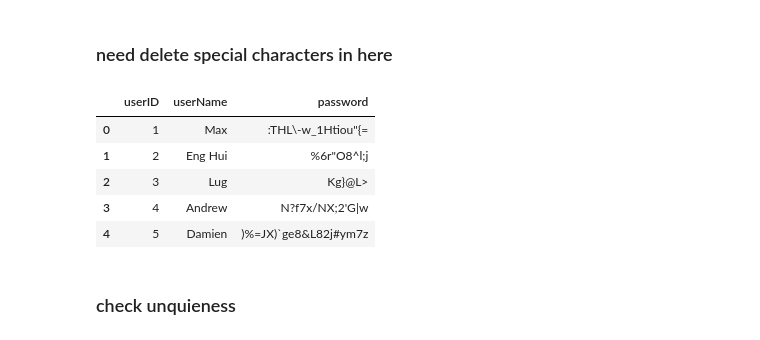
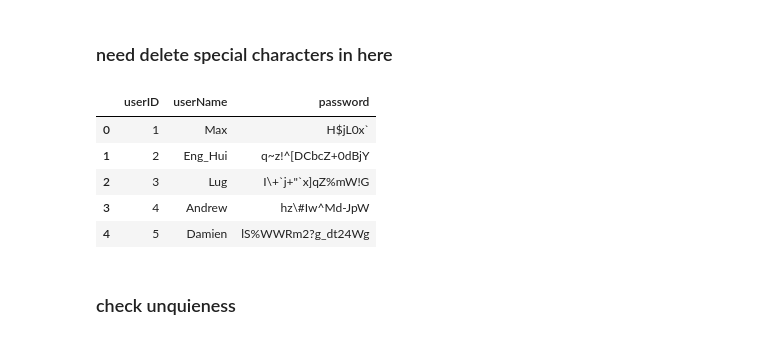
Before and after one commit to ownEyes/Rental-Recommendation-System-in-Singapore, a Jupyter notebook: notebooks/Dataset_preperation.ipynb, the cells around one changed output. Saved outputs shown, nothing was run; the diff lists cells and outputs as text; code cells hidden in the pictures.

```diff
--- a/notebooks/Dataset_preperation.ipynb
+++ b/notebooks/Dataset_preperation.ipynb
@@ -170,7 +170,7 @@ df.head()
 import pandas as pd
 from langdetect import detect_langs
 
-raw=pd.read_csv('reviews.csv')
+raw=pd.read_csv('./dataSource/reviews.csv')
 
 duplicate_ids = raw['reviewer_id'].duplicated()
 
@@ -292,42 +292,42 @@ def process_username(username):
     return re.sub(pattern, '_', username)
 
 
-userInfo['usernames'] = userInfo['usernames'].apply(process_username)
+userInfo['userName'] = userInfo['userName'].apply(process_username)
 # %%
 
 
 used_usernames = set()
 
 for index, row in userInfo.iterrows():
     username = row['userName']
 
     if username in used_usernames:
         while True:
             new_username = f"{username}_{random.randint(1, 999)}"
             if new_username not in used_usernames and len(new_username) <= 20:
                 break
         userInfo.at[index, 'userName'] = new_username
         used_usernames.add(new_username)
     else:
         used_usernames.add(username)
 
 def generate_password(length):
     characters = string.ascii_letters + string.digits + string.punctuation
     password = ''.join(random.choice(characters) for _ in range(length))
     return password
 
 
 userInfo['password'] = userInfo.apply(lambda row: generate_password(random.randint(6, 20)), axis=1)
-userInfo.to_csv('userInfo.csv', index=False)
+userInfo.to_csv('./csv_output/userInfo.csv', index=False)
 
 userInfo.head()
 # %% [output]
 |  | userID | userName | password |
-| 0 | 1 | Max | :THL\-w_1Htiou"{= |
-| 1 | 2 | Eng Hui | %6r"O8^l;j |
-| 2 | 3 | Lug | Kg}@L> |
-| 3 | 4 | Andrew | N?f7x/NX;2'G|w |
-| 4 | 5 | Damien | )%=JX)`ge8&L82j#ym7z |
+| 0 | 1 | Max | H$jL0x` |
+| 1 | 2 | Eng_Hui | q~z!^[DCbcZ+0dBjY |
+| 2 | 3 | Lug | I\+`j+"`x]qZ%mW!G |
+| 3 | 4 | Andrew | hz\#Iw^Md-JpW |
+| 4 | 5 | Damien | lS%WWRm2?g_dt24Wg |
 # %% [markdown]
 ### check unquieness
 # %%
```
Also changed, not shown: parts of 4 cells of this notebook, 19 other files.
